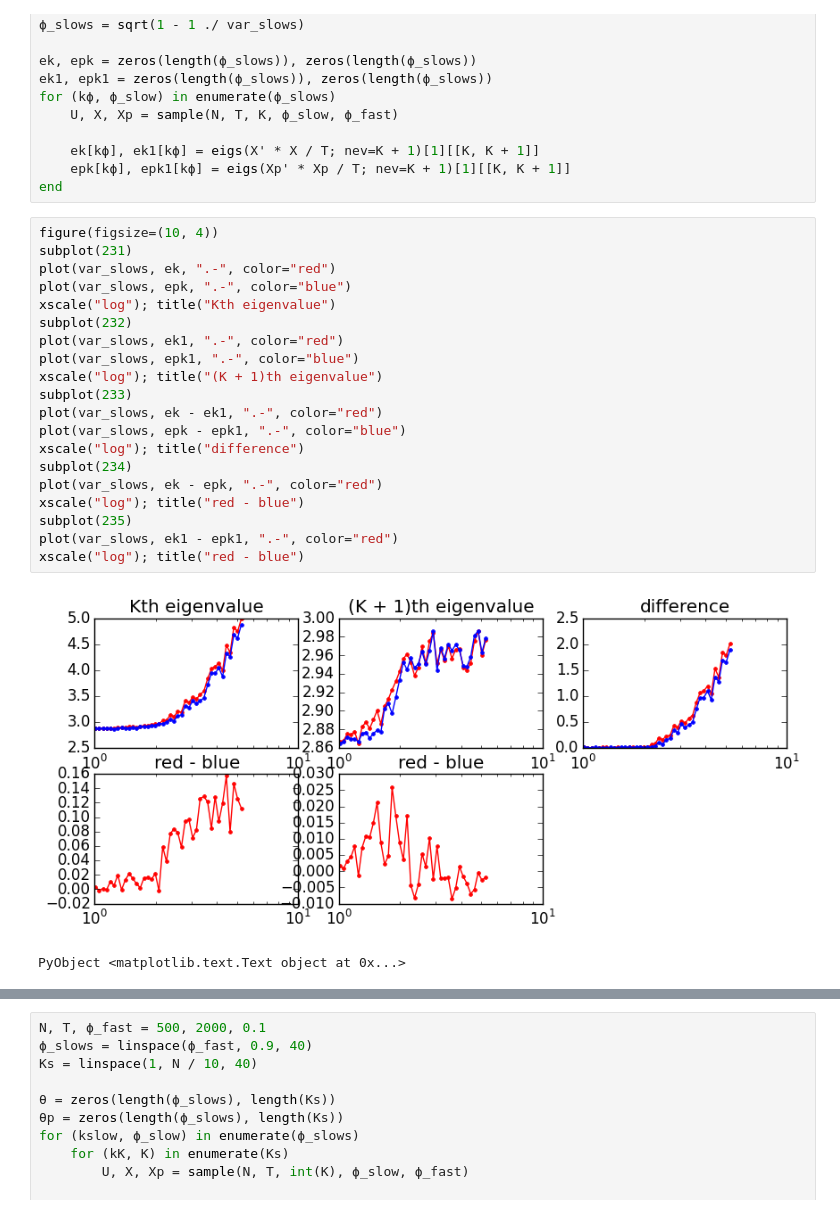
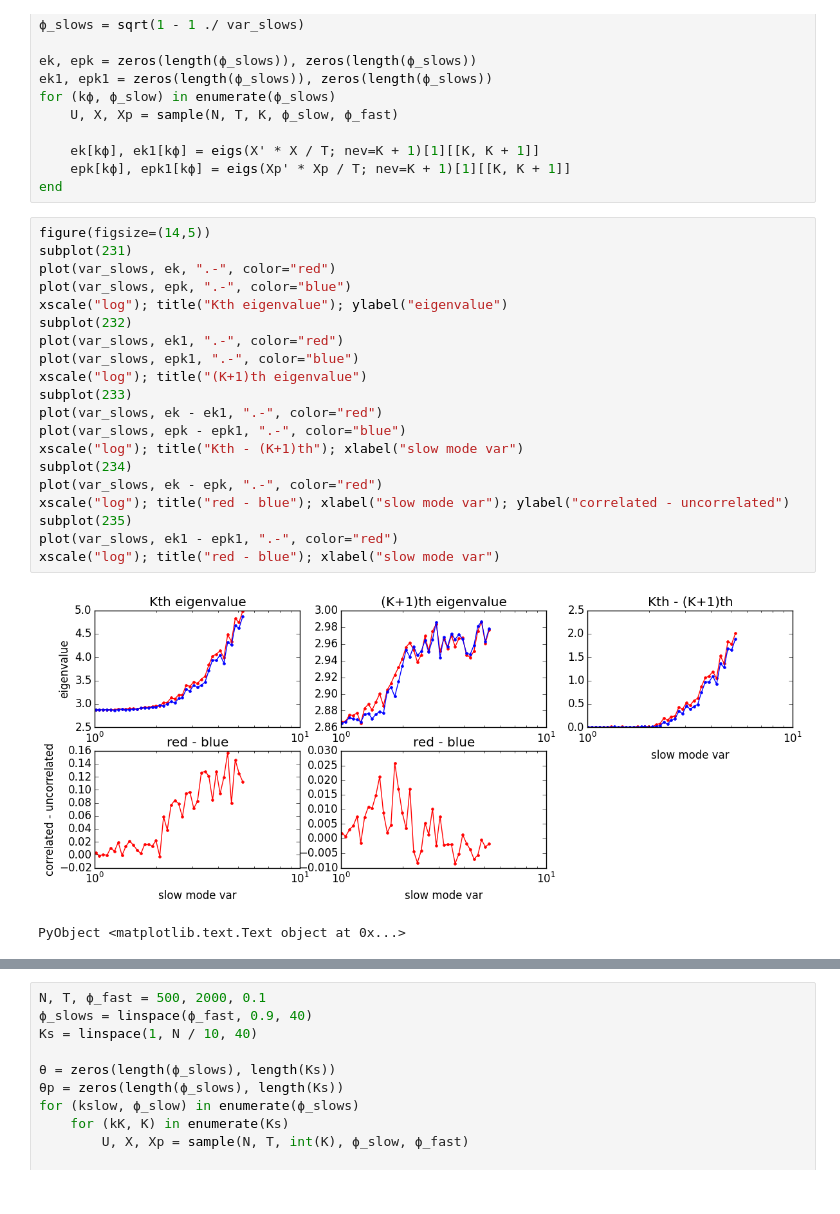
Before and after one commit to ganguli-lab/single-trial, a Jupyter notebook: Low-rank perturbation of correlated random matrix.ipynb, the cells around one changed output, grey strips where cells are left out. Cells and saved outputs as stored; diff of their text form.

```diff
--- a/Low-rank perturbation of correlated random matrix.ipynb
+++ b/Low-rank perturbation of correlated random matrix.ipynb
@@ -66,27 +66,27 @@ for (kϕ, ϕ_slow) in enumerate(ϕ_slows)
     epk[kϕ], epk1[kϕ] = eigs(Xp' * Xp / T; nev=K + 1)[1][[K, K + 1]]
 end
 # %%
-figure(figsize=(10, 4))
+figure(figsize=(14,5))
 subplot(231)
 plot(var_slows, ek, ".-", color="red")
 plot(var_slows, epk, ".-", color="blue")
-xscale("log"); title("Kth eigenvalue")
+xscale("log"); title("Kth eigenvalue"); ylabel("eigenvalue")
 subplot(232)
 plot(var_slows, ek1, ".-", color="red")
 plot(var_slows, epk1, ".-", color="blue")
-xscale("log"); title("(K + 1)th eigenvalue")
+xscale("log"); title("(K+1)th eigenvalue")
 subplot(233)
 plot(var_slows, ek - ek1, ".-", color="red")
 plot(var_slows, epk - epk1, ".-", color="blue")
-xscale("log"); title("difference")
+xscale("log"); title("Kth - (K+1)th"); xlabel("slow mode var")
 subplot(234)
 plot(var_slows, ek - epk, ".-", color="red")
-xscale("log"); title("red - blue")
+xscale("log"); title("red - blue"); xlabel("slow mode var"); ylabel("correlated - uncorrelated")
 subplot(235)
 plot(var_slows, ek1 - epk1, ".-", color="red")
-xscale("log"); title("red - blue")
+xscale("log"); title("red - blue"); xlabel("slow mode var")
 # %% [output]
-[figure, old version]
+[figure, new version]
 PyObject <matplotlib.text.Text object at 0x...>
 # %% [markdown]
 ### 2. Eigenvectors: is there significant overlap between the $K$th eigenvector of sampled data and the $K$-dimensional slow-mode subspace?
```
Also changed, not shown: parts of 1 cell of this notebook.
